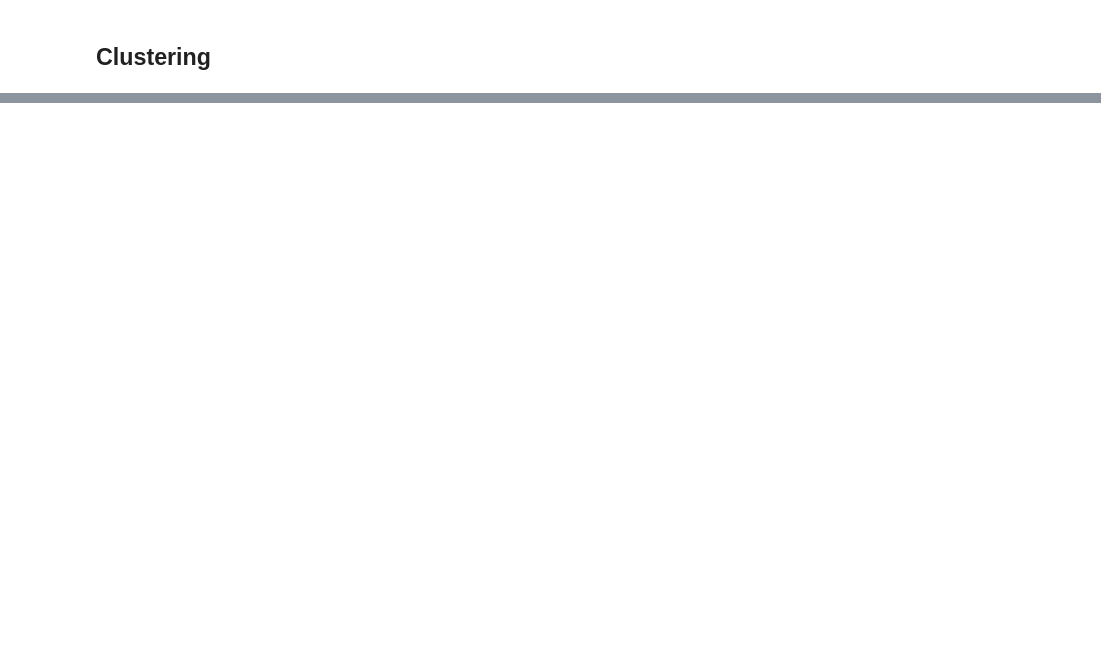
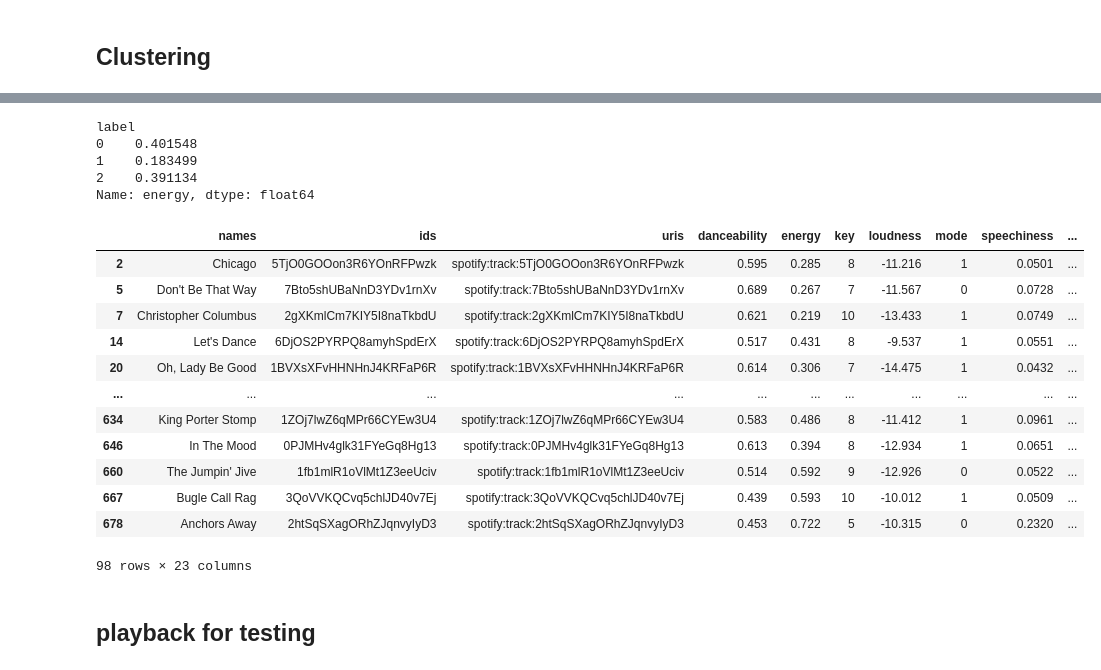
Before and after one commit to Simjacs/energy-classifier, a Jupyter notebook: notebooks/tracks_by_energy_level.ipynb, the cells around one changed output, grey strips where cells are left out. Saved outputs shown, nothing was run; the diff lists cells and outputs as text; code cells hidden in the pictures; blank space fills up the shorter version.

Commit message:
add playback to test clusters

```diff
--- a/notebooks/tracks_by_energy_level.ipynb
+++ b/notebooks/tracks_by_energy_level.ipynb
@@ -276,0 +300,6 @@ tracks_df.head()
+# %%
+X_scaled = MinMaxScaler().fit_transform(X)
+# %%
+cl = KMeans(n_clusters=3)
+# %%
+cluster_labels = cl.fit_predict(X_scaled)
@@ -276,0 +321,29 @@ tracks_df.head()
+# %%
+cluster_df = tracks_df.copy()
+cluster_df["label"] = cluster_labels
+# %%
+cluster_df.groupby(by="label")["energy"].mean()
+# %% [output]
+label
+0    0.401548
+1    0.183499
+2    0.391134
+Name: energy, dtype: float64
+# %%
+cluster_df[cluster_df.label == 0]
+# %% [output]
+|  | names | ids | uris | danceability | energy | key | loudness | mode | speechiness | ... |
+| 2 | Chicago | 5TjO0GOOon3R6YOnRFPwzk | spotify:track:5TjO0GOOon3R6YOnRFPwzk | 0.595 | 0.285 | 8 | -11.216 | 1 | 0.0501 | ... |
+| 5 | Don't Be That Way | 7Bto5shUBaNnD3YDv1rnXv | spotify:track:7Bto5shUBaNnD3YDv1rnXv | 0.689 | 0.267 | 7 | -11.567 | 0 | 0.0728 | ... |
+| 7 | Christopher Columbus | 2gXKmlCm7KIY5I8naTkbdU | spotify:track:2gXKmlCm7KIY5I8naTkbdU | 0.621 | 0.219 | 10 | -13.433 | 1 | 0.0749 | ... |
+| 14 | Let's Dance | 6DjOS2PYRPQ8amyhSpdErX | spotify:track:6DjOS2PYRPQ8amyhSpdErX | 0.517 | 0.431 | 8 | -9.537 | 1 | 0.0551 | ... |
+| 20 | Oh, Lady Be Good | 1BVXsXFvHHNHnJ4KRFaP6R | spotify:track:1BVXsXFvHHNHnJ4KRFaP6R | 0.614 | 0.306 | 7 | -14.475 | 1 | 0.0432 | ... |
+| ... | ... | ... | ... | ... | ... | ... | ... | ... | ... | ... |
+| 634 | King Porter Stomp | 1ZOj7lwZ6qMPr66CYEw3U4 | spotify:track:1ZOj7lwZ6qMPr66CYEw3U4 | 0.583 | 0.486 | 8 | -11.412 | 1 | 0.0961 | ... |
+| 646 | In The Mood | 0PJMHv4glk31FYeGq8Hg13 | spotify:track:0PJMHv4glk31FYeGq8Hg13 | 0.613 | 0.394 | 8 | -12.934 | 1 | 0.0651 | ... |
+| 660 | The Jumpin' Jive | 1fb1mlR1oVlMt1Z3eeUciv | spotify:track:1fb1mlR1oVlMt1Z3eeUciv | 0.514 | 0.592 | 9 | -12.926 | 0 | 0.0522 | ... |
+| 667 | Bugle Call Rag | 3QoVVKQCvq5chlJD40v7Ej | spotify:track:3QoVVKQCvq5chlJD40v7Ej | 0.439 | 0.593 | 10 | -10.012 | 1 | 0.0509 | ... |
+| 678 | Anchors Away | 2htSqSXagORhZJqnvyIyD3 | spotify:track:2htSqSXagORhZJqnvyIyD3 | 0.453 | 0.722 | 5 | -10.315 | 0 | 0.2320 | ... |
+98 rows × 23 columns
+# %% [markdown]
+## playback for testing
```
Also changed, not shown: parts of 42 cells of this notebook.
